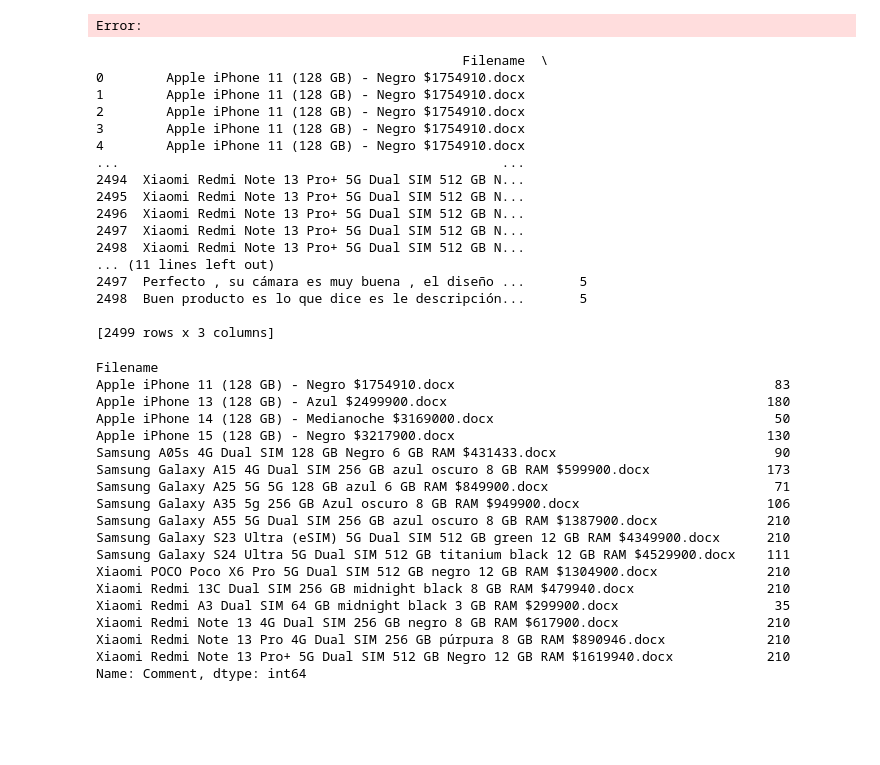
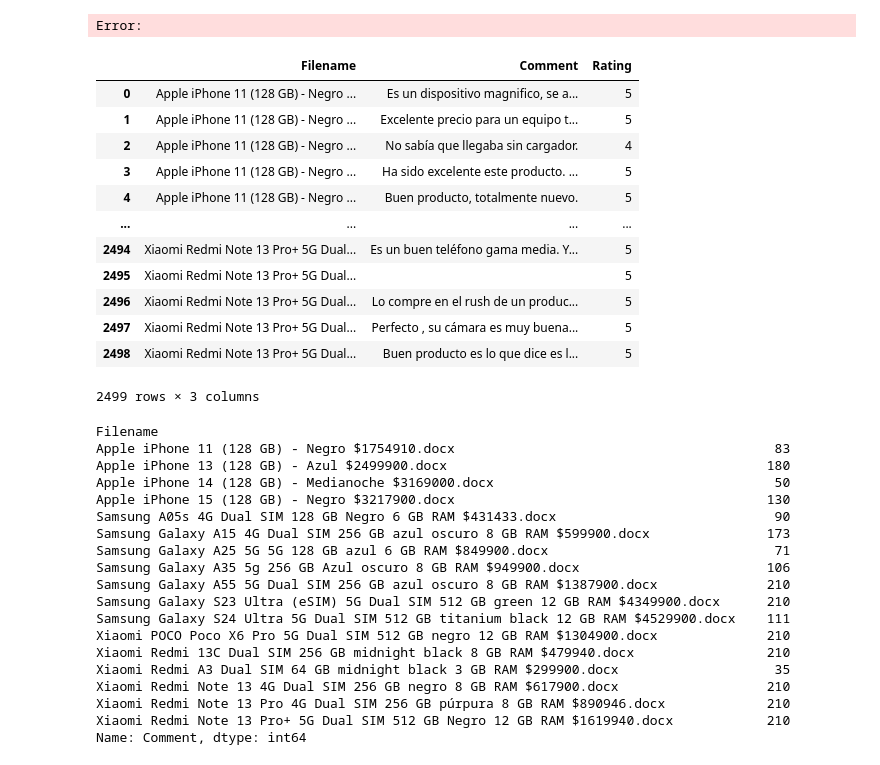
Before and after one commit to Juanpa21012/NLP-Sentiment-Analysis-of-Smartphone-Brands-Using-Web-Scrapping, a Jupyter notebook: Testing-RR.ipynb, the cells around one changed output. Cells and saved outputs as stored; diff of their text form; code cells hidden in the pictures; blank space fills up the shorter version.

```diff
--- a/Testing-RR.ipynb
+++ b/Testing-RR.ipynb
@@ -294,52 +294,48 @@ for filename in os.listdir(folder_path):
 
         # Analizar el contenido HTML con BeautifulSoup
         soup = BeautifulSoup(html_content, 'html.parser')
 
         # Extraer los comentarios
         comments = soup.find_all('p', class_='ui-review-capability-comments__comment__content')
         extracted_comments = [comment.get_text(strip=True) for comment in comments]
 
         # Extraer las calificaciones
         ratings = []
         rating_containers = soup.find_all('div', class_='ui-review-capability-comments__comment__rating')
         for container in rating_containers:
             stars = len(container.find_all('use', href='#poly_star_fill'))
             ratings.append(stars)
 
         # Asegurar que comentarios y calificaciones tengan el mismo tamaño
         if len(extracted_comments) > len(ratings):
             ratings.extend([None] * (len(extracted_comments) - len(ratings)))
         elif len(ratings) > len(extracted_comments):
             extracted_comments.extend([None] * (len(ratings) - len(extracted_comments)))
 
         # Agregar los datos al conjunto general
         for comment, rating in zip(extracted_comments, ratings):
             all_data.append({'Filename': filename, 'Comment': comment, 'Rating': rating})
 
-# Crear un DataFrame con todos los datos
-df = pd.DataFrame(all_data)
+# Crear el DataFrame con el nombre "mercadolibre_reviews"
+mercadolibre_reviews = pd.DataFrame(all_data)
 
 # Guardar el DataFrame en un archivo CSV (opcional)
-df.to_csv('all_comments_and_ratings.csv', index=False)
+mercadolibre_reviews.to_csv('all_comments_and_ratings.csv', index=False)
 
 # Mostrar el DataFrame
-print(df)
+mercadolibre_reviews
 # %% [output]
+|  | Filename | Comment | Rating |
+| 0 | Apple iPhone 11 (128 GB) - Negro ... | Es un dispositivo magnifico, se a... | 5 |
+| 1 | Apple iPhone 11 (128 GB) - Negro ... | Excelente precio para un equipo t... | 5 |
+| 2 | Apple iPhone 11 (128 GB) - Negro ... | No sabía que llegaba sin cargador. | 4 |
+| 3 | Apple iPhone 11 (128 GB) - Negro ... | Ha sido excelente este producto. ... | 5 |
+| 4 | Apple iPhone 11 (128 GB) - Negro ... | Buen producto, totalmente nuevo. | 5 |
+| ... | ... | ... | ... |
+| 2494 | Xiaomi Redmi Note 13 Pro+ 5G Dual... | Es un buen teléfono gama media. Y... | 5 |
+| 2495 | Xiaomi Redmi Note 13 Pro+ 5G Dual... |  | 5 |
+| 2496 | Xiaomi Redmi Note 13 Pro+ 5G Dual... | Lo compre en el rush de un produc... | 5 |
+| 2497 | Xiaomi Redmi Note 13 Pro+ 5G Dual... | Perfecto , su cámara es muy buena... | 5 |
+| 2498 | Xiaomi Redmi Note 13 Pro+ 5G Dual... | Buen producto es lo que dice es l... | 5 |
-                                               Filename  \
-0        Apple iPhone 11 (128 GB) - Negro $1754910.docx
-1        Apple iPhone 11 (128 GB) - Negro $1754910.docx
-2        Apple iPhone 11 (128 GB) - Negro $1754910.docx
-3        Apple iPhone 11 (128 GB) - Negro $1754910.docx
-4        Apple iPhone 11 (128 GB) - Negro $1754910.docx
-...                                                 ...
-2494  Xiaomi Redmi Note 13 Pro+ 5G Dual SIM 512 GB N...
-2495  Xiaomi Redmi Note 13 Pro+ 5G Dual SIM 512 GB N...
-2496  Xiaomi Redmi Note 13 Pro+ 5G Dual SIM 512 GB N...
-2497  Xiaomi Redmi Note 13 Pro+ 5G Dual SIM 512 GB N...
-2498  Xiaomi Redmi Note 13 Pro+ 5G Dual SIM 512 GB N...
-... (11 lines left out)
-2497  Perfecto , su cámara es muy buena , el diseño ...       5
-2498  Buen producto es lo que dice es le descripción...       5
-
-[2499 rows x 3 columns]
+2499 rows × 3 columns
 # %%
```
Also changed, not shown: parts of 5 cells of this notebook.
